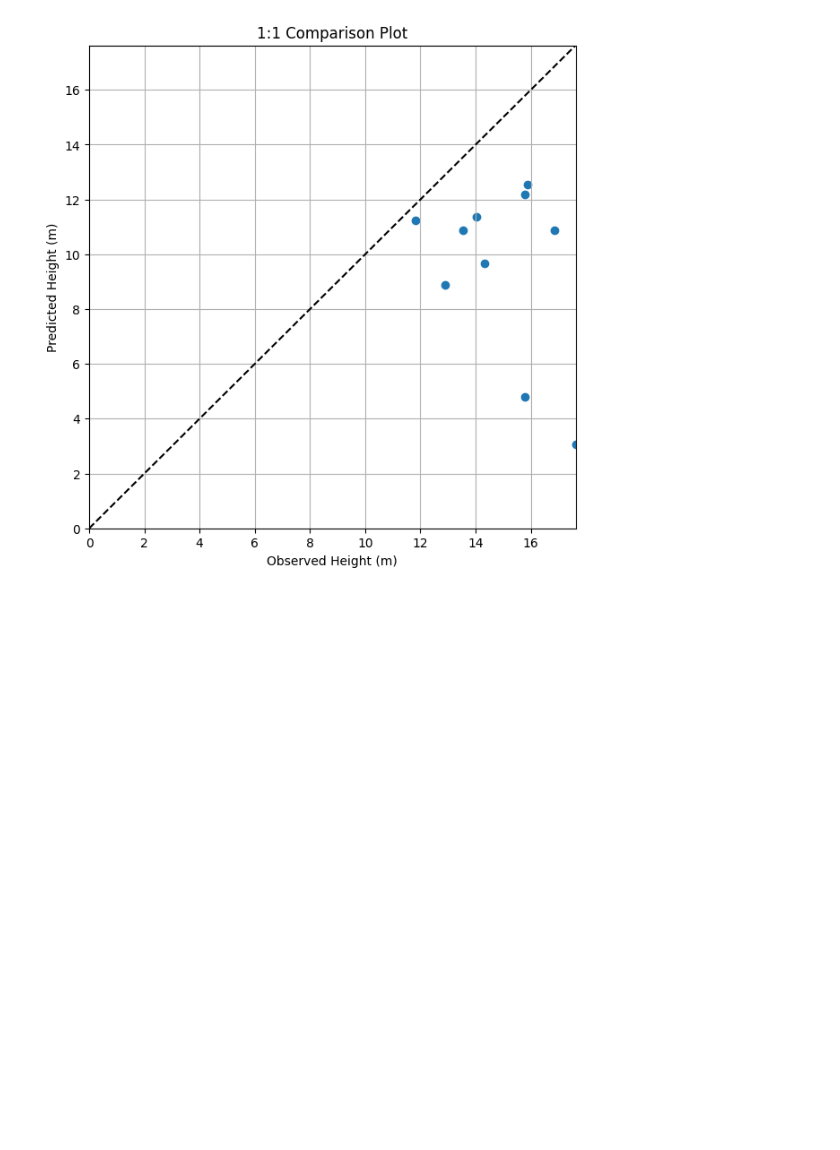
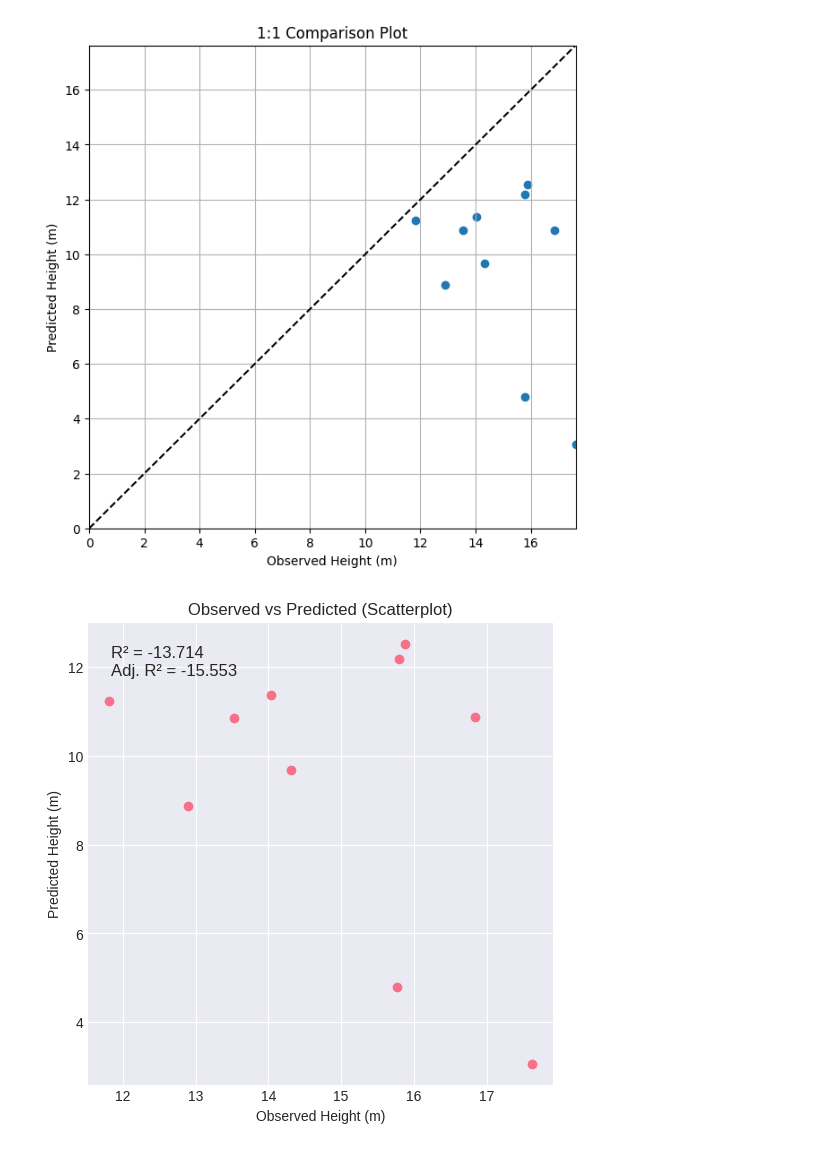
Before and after one commit to MayerT1/Prep_GEDI, a Jupyter notebook: GEDI_L1B_L2A_L2B_Native_EO_Res_Multi_Branch_Transformer.ipynb, the cells around one changed output. Saved outputs shown, nothing was run; the diff lists cells and outputs as text; code cells hidden in the pictures; blank space fills up the shorter version.

```diff
--- a/GEDI_L1B_L2A_L2B_Native_EO_Res_Multi_Branch_Transformer.ipynb
+++ b/GEDI_L1B_L2A_L2B_Native_EO_Res_Multi_Branch_Transformer.ipynb
@@ -10084,3 +10100,38 @@ plt.grid(True)
 plt.show()
 # %% [output]
 [figure]
+# %%
+import matplotlib.pyplot as plt
+from sklearn.metrics import r2_score
+
+obs = df['obs']
+pred = df['pred']
+
+# Compute R²
+r2 = r2_score(obs, pred)
+
+# Compute Adjusted R²
+n = len(df)
+p = 1   # number of predictors
+adj_r2 = 1 - (1 - r2) * (n - 1) / (n - p - 1)
+
+plt.figure(figsize=(6,6))
+plt.scatter(obs, pred)
+
+plt.xlabel("Observed Height (m)")
+plt.ylabel("Predicted Height (m)")
+plt.title("Observed vs Predicted (Scatterplot)")
+
+# Annotate R² values
+plt.text(
+    0.05, 0.95,
+    f"R² = {r2:.3f}\nAdj. R² = {adj_r2:.3f}",
+    transform=plt.gca().transAxes,
+    fontsize=12,
+    verticalalignment='top'
+)
+
+plt.grid(True)
+plt.show()
+# %% [output]
+[figure, added]
```
Also changed, not shown: parts of 3 cells of this notebook.
